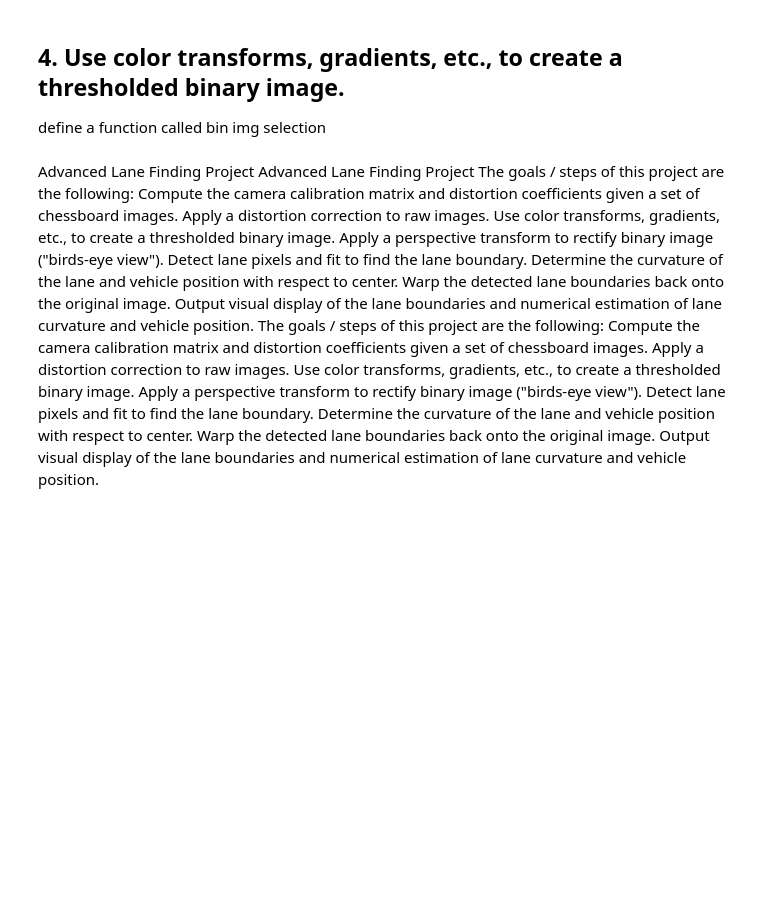
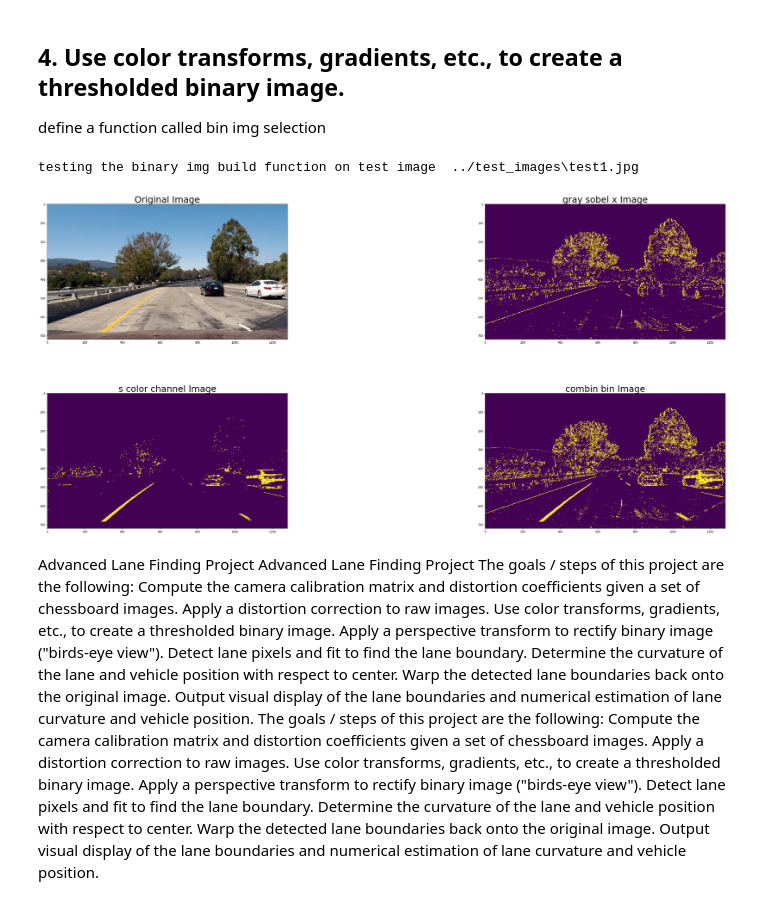
Before and after one commit to easyfly007/autodrive_projects, a Jupyter notebook: proj_advanced_lane_finding/examples/solutions.ipynb, the cells around one changed output. Cells and saved outputs as stored; diff of their text form; code cells hidden in the pictures; blank space fills up the shorter version.

```diff
--- a/proj_advanced_lane_finding/examples/solutions.ipynb
+++ b/proj_advanced_lane_finding/examples/solutions.ipynb
@@ -160,6 +162,34 @@ def build_binary_img(img, rawtype = 'grb', orient = 'x', sobeltype = 's', hls_th
     combined_bin[(color_bin == 1) | (sobel_bin == 1)] = 1
 
     return sobel_bin, color_bin, combined_bin
+# %%
+# test the function build_binary_image()
+images = glob.glob('../test_images/*.jpg')
+testidx = np.random.randint(0, len(images))
+print('testing the binary img build function on test image ', images[testidx])
+
+img = cv2.imread(images[testidx])
+
+img1, img2, img3 = build_binary_img(img, rawtype = 'rgb' )
+
+f, ax = plt.subplots(2, 2, figsize=(48, 18))
+f.tight_layout()
+ax[0][0].imshow(cv2.cvtColor(img, cv2.COLOR_BGR2RGB))
+ax[0][0].set_title('Original Image', fontsize=32)
+
+ax[0][1].imshow(img1)
+ax[0][1].set_title('gray sobel x Image', fontsize=32)
+
+ax[1][0].imshow(img2)
+ax[1][0].set_title('s color channel Image', fontsize=32)
+
+ax[1][1].imshow(img3)
+ax[1][1].set_title('combin bin Image', fontsize=32)
+
+plt.subplots_adjust(left=0.1, right=1, top=0.9, bottom=0, wspace=None, hspace=0.4)
+# %% [output]
+testing the binary img build function on test image  ../test_images\test1.jpg
+[figure, added]
 # %% [markdown]
 
 Advanced Lane Finding Project
```
Also changed, not shown: parts of 2 cells of this notebook.
